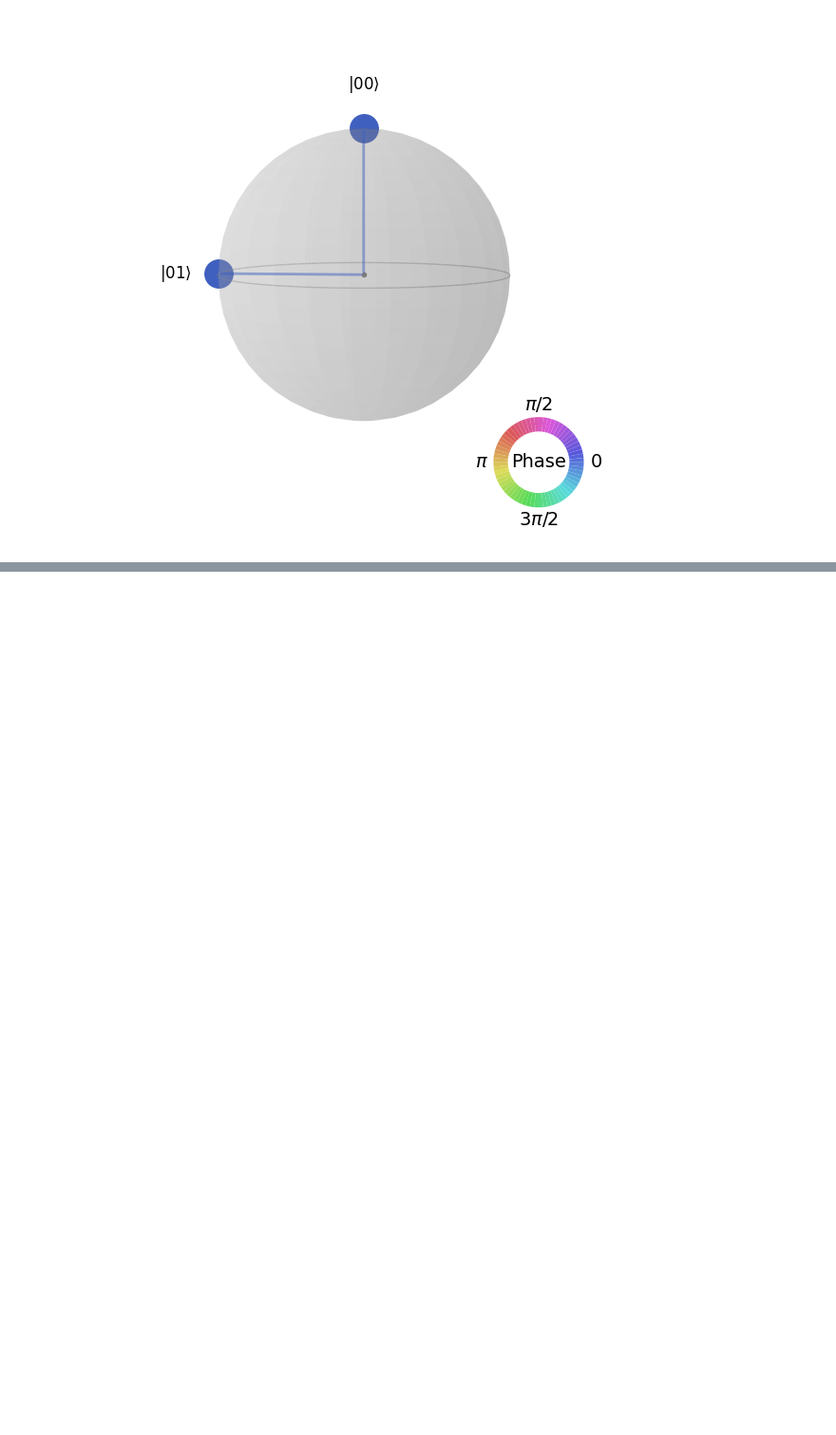
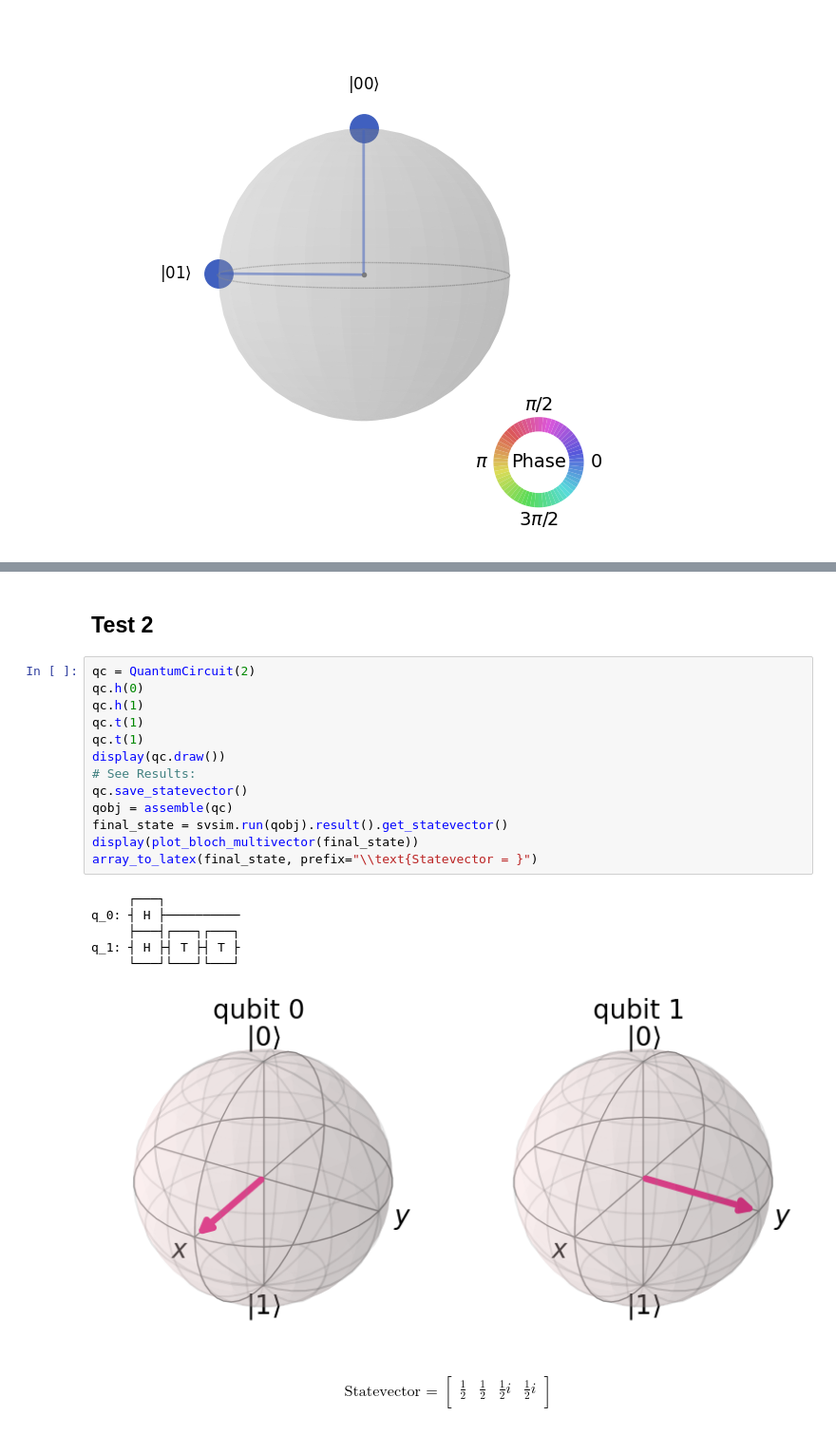
Before and after one commit to InsonusK/QiskitLearn-Quantum-Computation, a Jupyter notebook: src/4.Multiple Qubits and Entangled States.ipynb, the cells around one changed output, grey strips where cells are left out. Shown at 95% size. Cells and saved outputs as stored; diff of their text form; blank space fills up the shorter version.

```diff
--- a/src/4.Multiple Qubits and Entangled States.ipynb
+++ b/src/4.Multiple Qubits and Entangled States.ipynb
@@ -269,0 +347,28 @@ plot_state_qsphere(final_state)
+# %% [markdown]
+## Test 2
+# %%
+qc = QuantumCircuit(2)
+qc.h(0)
+qc.h(1)
+qc.t(1)
+qc.t(1)
+display(qc.draw())
+# See Results:
+qc.save_statevector()
+qobj = assemble(qc)
+final_state = svsim.run(qobj).result().get_statevector()
+display(plot_bloch_multivector(final_state))
+array_to_latex(final_state, prefix="\\text{Statevector = }")
+# %% [output]
+     ┌───┐
+q_0: ┤ H ├──────────
+     ├───┤┌───┐┌───┐
+q_1: ┤ H ├┤ T ├┤ T ├
+     └───┘└───┘└───┘
+[figure, added]
+$$
+\text{Statevector = }
+\begin{bmatrix}
+\tfrac{1}{2} & \tfrac{1}{2} & \tfrac{1}{2}i & \tfrac{1}{2}i  \\
+ \end{bmatrix}
+$$
```
Also changed, not shown: parts of 7 cells of this notebook.
